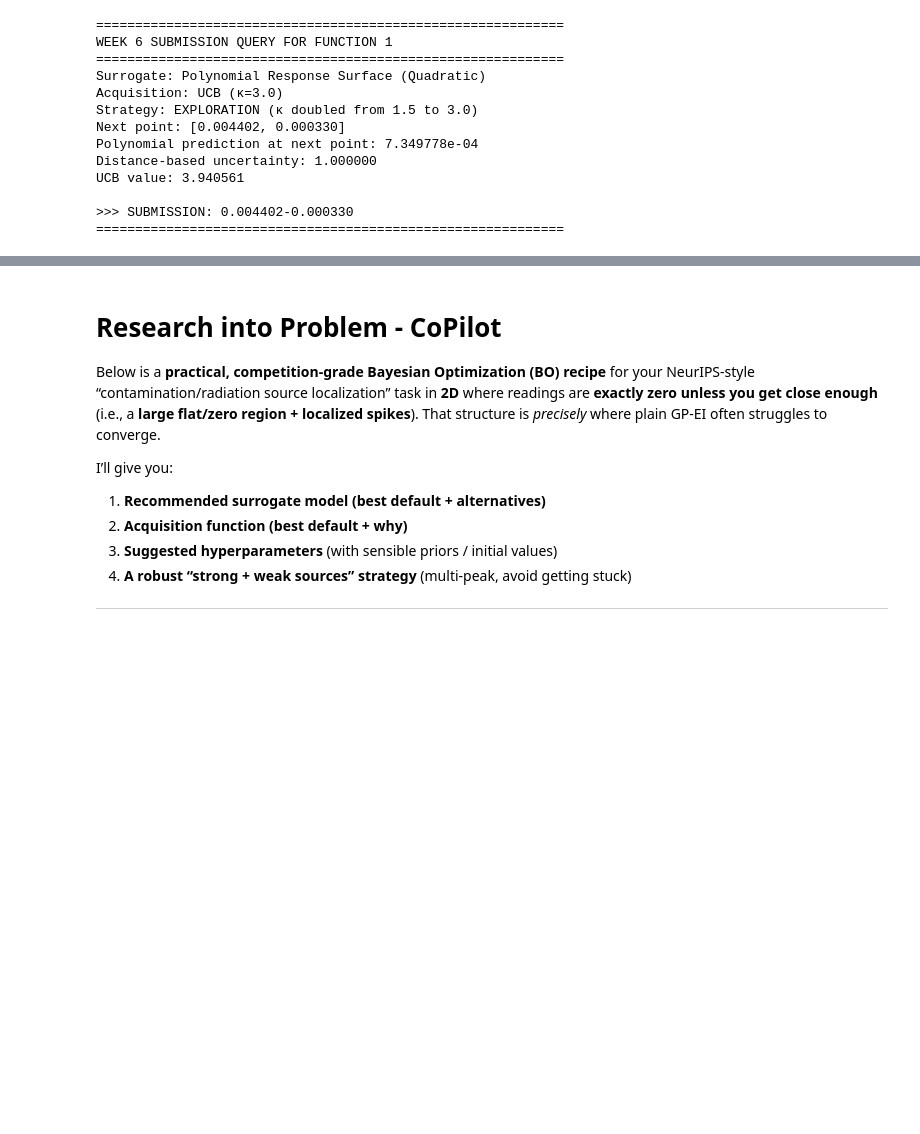
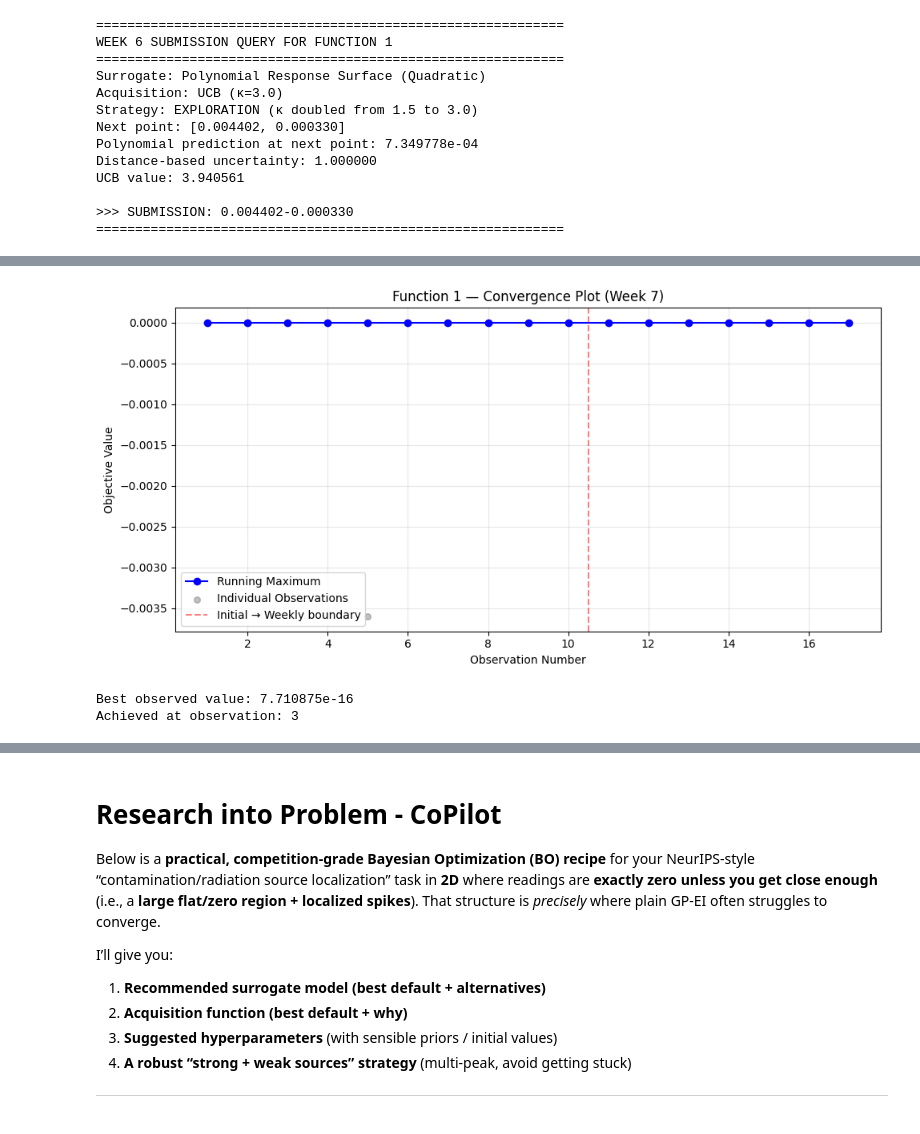
Before and after one commit to brucediesel/capstone-sdd, a Jupyter notebook: functions/f1/f1.ipynb, the cells around one changed output, grey strips where cells are left out. Cells and saved outputs as stored; diff of their text form; code cells hidden in the pictures; blank space fills up the shorter version.

```diff
--- a/functions/f1/f1.ipynb
+++ b/functions/f1/f1.ipynb
@@ -907,0 +1197,24 @@ UCB value: 3.940561
+# %%
+# --- W7-09: Convergence Plot ---
+import matplotlib.pyplot as plt
+
+running_max_w7 = np.maximum.accumulate(y_w7)
+
+plt.figure(figsize=(10, 5))
+plt.plot(range(1, len(y_w7) + 1), running_max_w7, 'b-o', markersize=6, label='Running Maximum')
+plt.scatter(range(1, len(y_w7) + 1), y_w7, c='gray', alpha=0.5, s=30, label='Individual Observations')
+plt.axvline(x=10.5, color='red', linestyle='--', alpha=0.5, label='Initial → Weekly boundary')
+plt.xlabel('Observation Number')
+plt.ylabel('Objective Value')
+plt.title('Function 1 — Convergence Plot (Week 7)')
+plt.legend()
+plt.grid(True, alpha=0.3)
+plt.tight_layout()
+plt.show()
+
+print(f"Best observed value: {y_w7.max():.6e}")
+print(f"Achieved at observation: {y_w7.argmax() + 1}")
+# %% [output]
+[figure, added]
+Best observed value: 7.710875e-16
+Achieved at observation: 3
```
Also changed, not shown: parts of 9 cells of this notebook, 27 other files.
